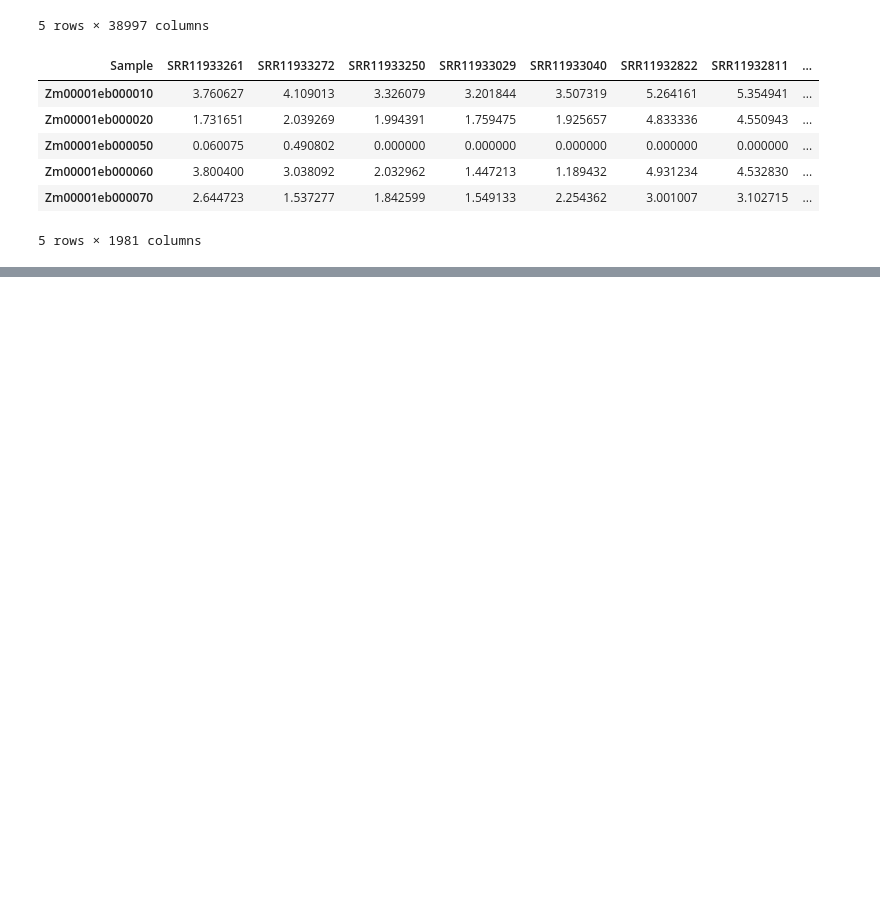
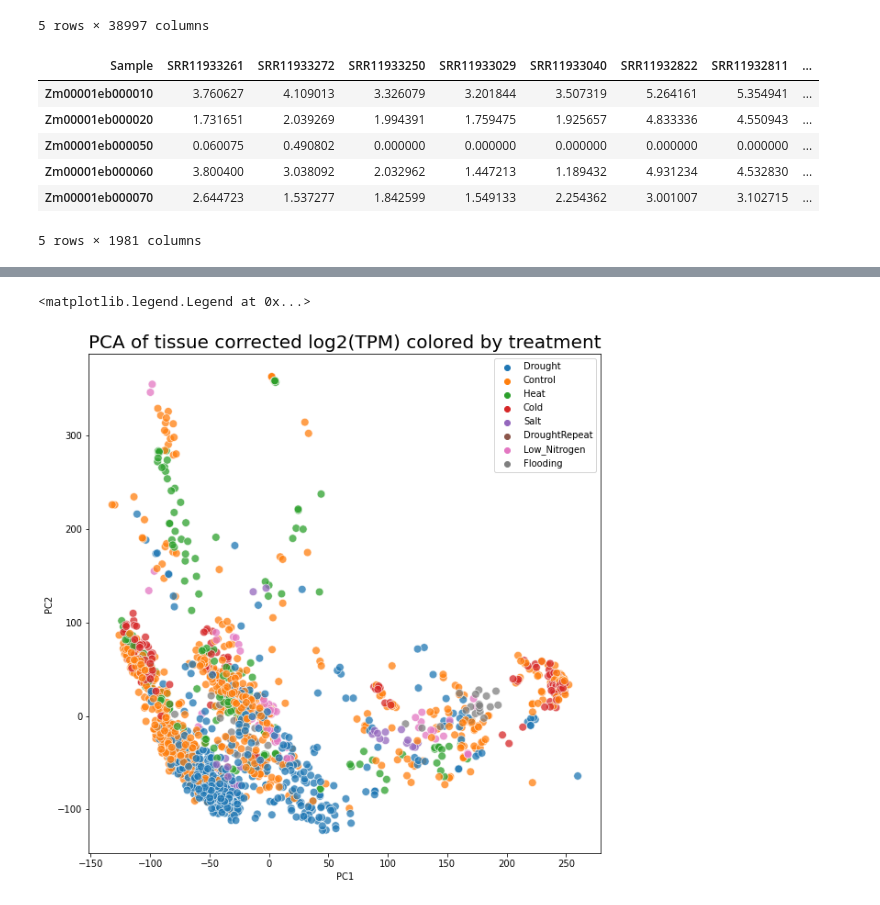
Before and after one commit to achpardo/core-stress-transcriptome, a Jupyter notebook: notebooks/exploratory_analyses/ComBat_BioProject_Tissue_PCA.ipynb, the cells around one changed output, grey strips where cells are left out. Saved outputs shown, nothing was run; the diff lists cells and outputs as text; code cells hidden in the pictures; blank space fills up the shorter version.

```diff
--- a/notebooks/exploratory_analyses/ComBat_BioProject_Tissue_PCA.ipynb
+++ b/notebooks/exploratory_analyses/ComBat_BioProject_Tissue_PCA.ipynb
@@ -160,0 +290,10 @@ Standardizing Data across genes.
+# %%
+# plot the data: to start with, color by treatment
+## note this is with correction via pyComBat for tissue
+fig,ax=plt.subplots(figsize=(10,10))
+sns.scatterplot(x=plotdf["PC1"],y=plotdf["PC2"],hue=plotdf["Treatment"],palette="tab10",s=75,alpha=0.75)
+plt.title("PCA of tissue corrected log2(TPM) colored by treatment",fontsize=20)
+plt.legend(bbox_to_anchor=(1,1))
+# %% [output]
+<matplotlib.legend.Legend at 0x...>
+[figure, added]
```
Also changed, not shown: parts of 39 cells of this notebook, 2 other files.
